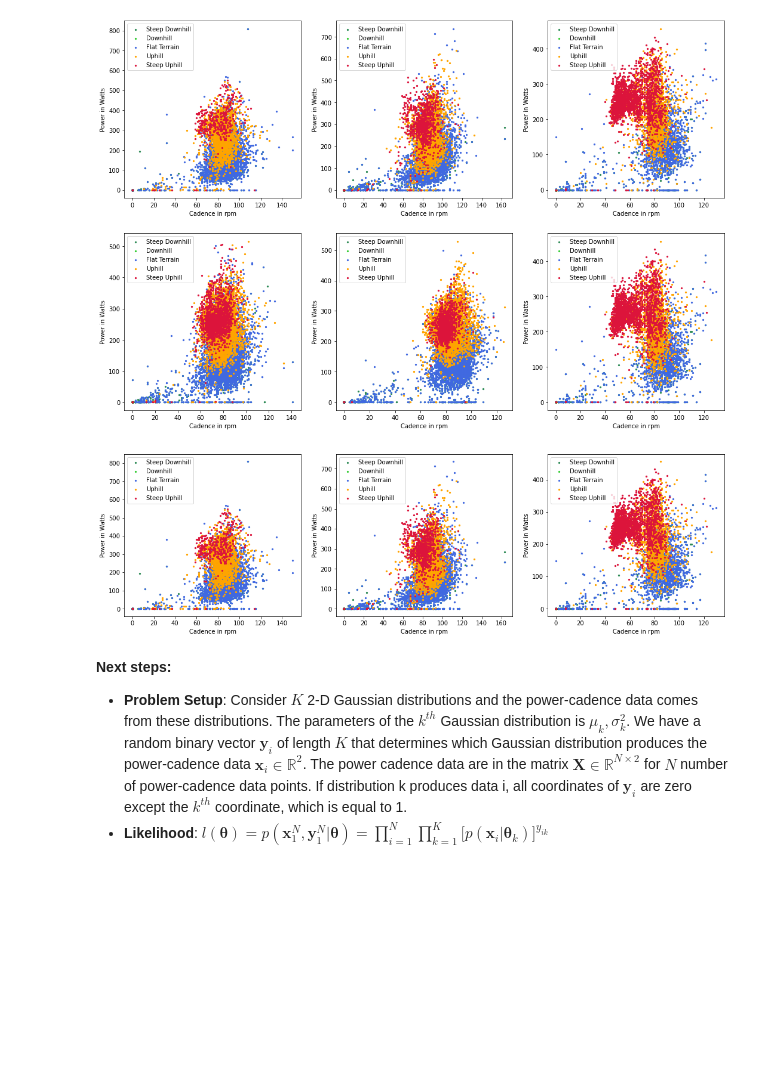
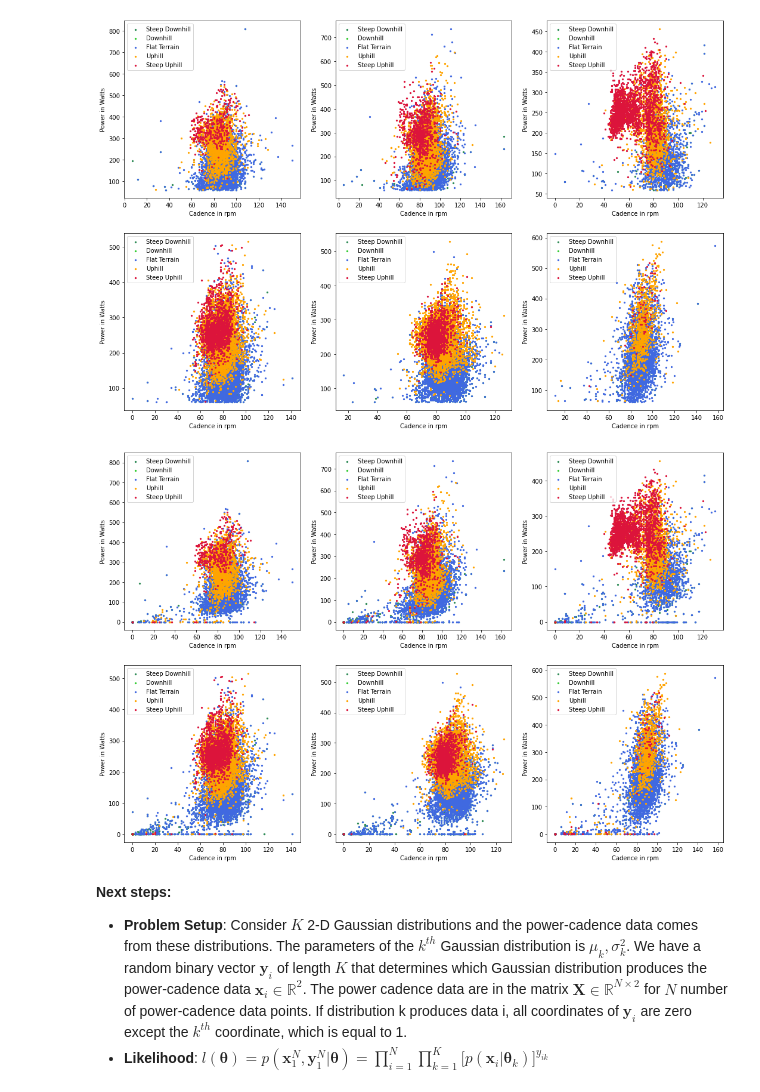
Before and after one commit to rounak-meyur/statlearn-2020, a Jupyter notebook: stat-learn-2020.ipynb, the cells around one changed output. Drawn from its saved outputs; the diff is of its cells as text; code cells hidden in the pictures; blank space fills up the shorter version.

```diff
--- a/stat-learn-2020.ipynb
+++ b/stat-learn-2020.ipynb
@@ -90,6 +90,7 @@ df2 = get_activity_data('Bburg10232020.tcx')
 df3 = get_activity_data('Bburg09202020.tcx')
 df4 = get_activity_data('Luray10312020.tcx')
 df5 = get_activity_data('Luray11142020.tcx')
+df6 = get_activity_data('DuPage11282020.tcx')
 # %%
 def getdata(df):
     cad = df["cadence"].to_numpy()
@@ -121,14 +122,14 @@ cad2,pwr2,grd2,hrt2 = getdata(df2)
 cad3,pwr3,grd3,hrt3 = getdata(df3)
 cad4,pwr4,grd4,hrt4 = getdata(df4)
 cad5,pwr5,grd5,hrt5 = getdata(df5)
+cad6,pwr6,grd6,hrt6 = getdata(df6)
 # %%
-def clean(cad, pwr, grd, ax):
-    ind = np.where(pwr < 20)
+def clean(cad, pwr, grd):
+    ind = np.where(pwr < 60)
     pwr_c = np.delete(pwr, ind)
     cad_c = np.delete(cad, ind)
     grd_c = np.delete(grd, ind)
-    ax_c = np.delete(ax, ind)
-    return pwr_c, cad_c, grd_c, ax_c
+    return pwr_c, cad_c, grd_c
 
 # Clustering the power-cadence scatter plot based on the elevation grade
 def cluster_grade(cad,pwr,grd,ax):
@@ -147,11 +148,14 @@ def cluster_grade(cad,pwr,grd,ax):
     ax.legend()
     return
 
-clean(cad1,pwr1,grd1,ax1)
-clean(cad2,pwr2,grd2,ax2)
-clean(cad3,pwr3,grd3,ax3)
-clean(cad4,pwr4,grd4,ax4)
-clean(cad5,pwr5,grd5,ax5)
+
+pwr_c1,cad_c1,grd_c1 = clean(cad1,pwr1,grd1)
+pwr_c2,cad_c2,grd_c2 = clean(cad2,pwr2,grd2)
+pwr_c3,cad_c3,grd_c3 = clean(cad3,pwr3,grd3)
+pwr_c4,cad_c4,grd_c4 = clean(cad4,pwr4,grd4)
+pwr_c5,cad_c5,grd_c5 = clean(cad5,pwr5,grd5)
+pwr_c6,cad_c6,grd_c6 = clean(cad6,pwr6,grd6)
+
 
 fig = plt.figure(figsize=(18,12))
 ax1 = fig.add_subplot(231)
@@ -160,24 +164,30 @@ ax3 = fig.add_subplot(233)
 ax4 = fig.add_subplot(234)
 ax5 = fig.add_subplot(235)
 ax6 = fig.add_subplot(236)
-cluster_grade(cad1,pwr1,grd1,ax1)
-cluster_grade(cad2,pwr2,grd2,ax2)
-cluster_grade(cad3,pwr3,grd3,ax3)
-cluster_grade(cad4,pwr4,grd4,ax4)
-cluster_grade(cad5,pwr5,grd5,ax5)
-cluster_grade(cad3,pwr3,grd3,ax6)
+cluster_grade(cad_c1,pwr_c1,grd_c1,ax1)
+cluster_grade(cad_c2,pwr_c2,grd_c2,ax2)
+cluster_grade(cad_c3,pwr_c3,grd_c3,ax3)
+cluster_grade(cad_c4,pwr_c4,grd_c4,ax4)
+cluster_grade(cad_c5,pwr_c5,grd_c5,ax5)
+cluster_grade(cad_c6,pwr_c6,grd_c6,ax6)
 # %% [output]
-[figure, old version]
+[figure, new version]
 # %%
-fig = plt.figure(figsize=(18,5))
-ax1 = fig.add_subplot(131)
-ax2 = fig.add_subplot(132)
-ax3 = fig.add_subplot(133)
+fig = plt.figure(figsize=(18,12))
+ax1 = fig.add_subplot(231)
+ax2 = fig.add_subplot(232)
+ax3 = fig.add_subplot(233)
+ax4 = fig.add_subplot(234)
+ax5 = fig.add_subplot(235)
+ax6 = fig.add_subplot(236)
 cluster_grade(cad1,pwr1,grd1,ax1)
 cluster_grade(cad2,pwr2,grd2,ax2)
 cluster_grade(cad3,pwr3,grd3,ax3)
+cluster_grade(cad4,pwr4,grd4,ax4)
+cluster_grade(cad5,pwr5,grd5,ax5)
+cluster_grade(cad6,pwr6,grd6,ax6)
 # %% [output]
-[figure, old version]
+[figure, new version]
 # %% [markdown]
 **Next steps:**
 - **Problem Setup**: Consider $K$ 2-D Gaussian distributions and the power-cadence data comes from these distributions. The parameters of the $k^{th}$ Gaussian distribution is $\mu_k,\sigma_k^2$. We have a random binary vector $\mathbf{y}_i$ of length $K$ that determines which Gaussian distribution produces the power-cadence data $\mathbf{x}_i\in\mathbb{R}^2$. The power cadence data are in the matrix $\mathbf{X}\in\mathbb{R}^{N\times 2}$ for $N$ number of power-cadence data points. If distribution k produces data i, all coordinates of $\mathbf{y}_i$ are zero except the $k^{th}$ coordinate, which is equal to 1.
```
Also changed, not shown: parts of 5 cells of this notebook, 4 other files.
